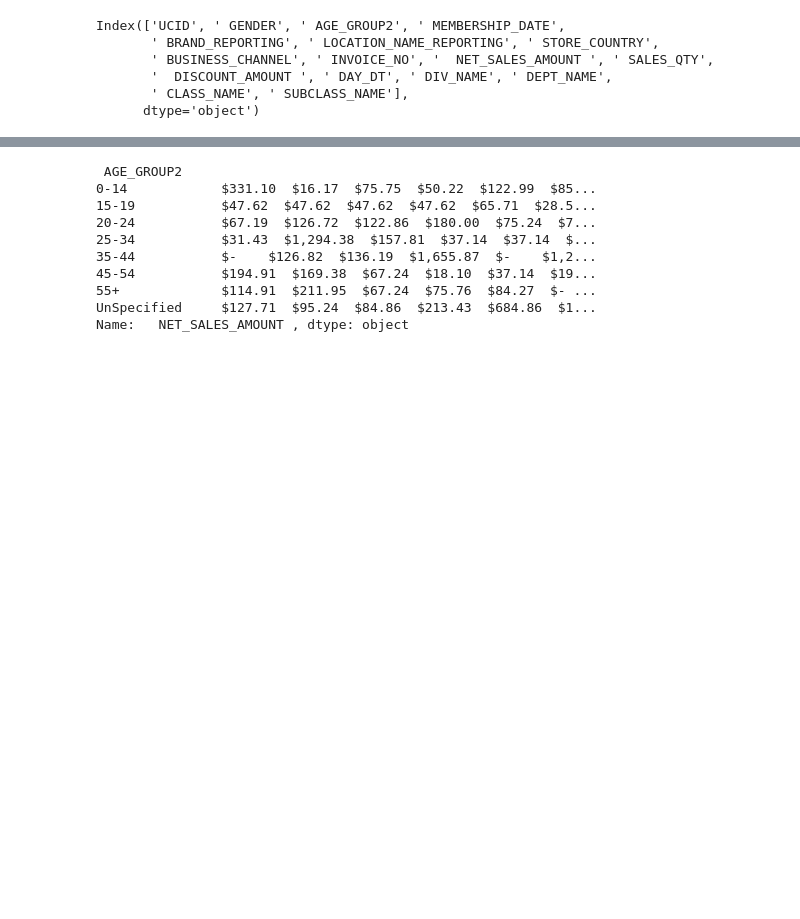
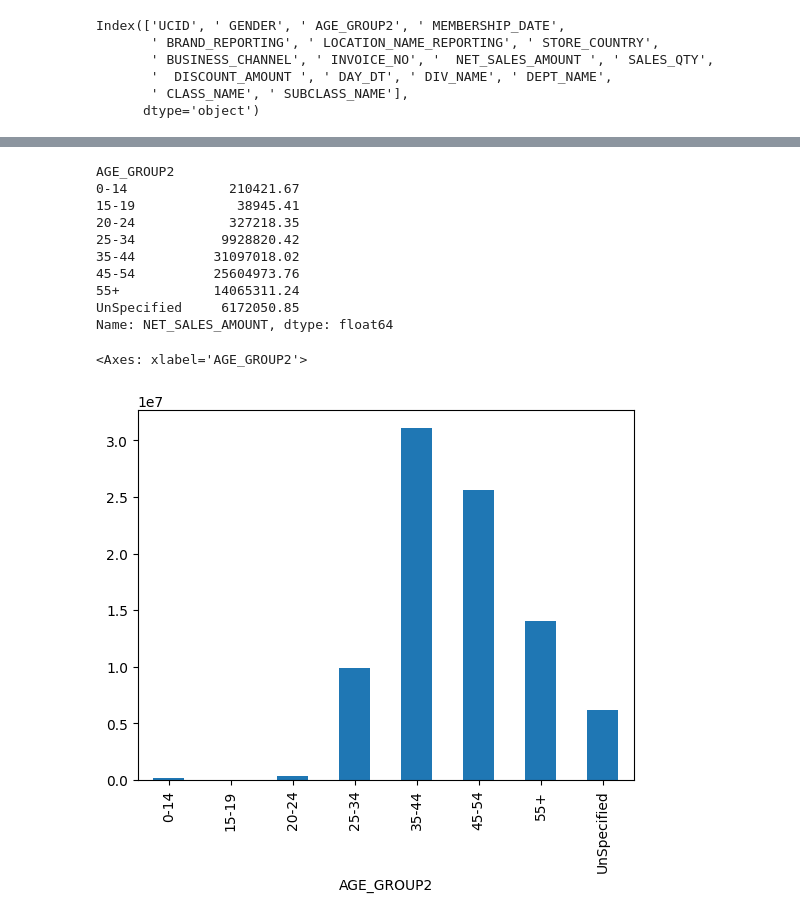
Before and after one commit to maheshpeiris0/customer_behaviour_analysis, a Jupyter notebook: data_analysis.ipynb, the cells around one changed output, grey strips where cells are left out. Drawn from its saved outputs; the diff is of its cells as text; code cells hidden in the pictures; blank space fills up the shorter version.

```diff
--- a/data_analysis.ipynb
+++ b/data_analysis.ipynb
@@ -18,3 +18,5 @@ Index(['UCID', ' GENDER', ' AGE_GROUP2', ' MEMBERSHIP_DATE',
        '  DISCOUNT_AMOUNT ', ' DAY_DT', ' DIV_NAME', ' DEPT_NAME',
        ' CLASS_NAME', ' SUBCLASS_NAME'],
       dtype='object')
+# %%
+df.columns = df.columns.str.strip()
@@ -43,14 +76,23 @@ dtype: object
+# %%
+df['NET_SALES_AMOUNT']=df['NET_SALES_AMOUNT'].str.replace('$','').str.replace('-','0').str.replace(',','').str.replace('(','-').str.replace(')','').astype(float)
+# %%
+df['DISCOUNT_AMOUNT']=df['DISCOUNT_AMOUNT'].str.replace('$','').str.replace('-','0').str.replace(',','').str.replace('(','-').str.replace(')','').astype(float)
 # %%
 # group by net_sales_amount by gender
-df.groupby(' AGE_GROUP2')['  NET_SALES_AMOUNT '].sum()
+df.groupby('AGE_GROUP2')['NET_SALES_AMOUNT'].sum()
 # %% [output]
- AGE_GROUP2
-0-14            $331.10  $16.17  $75.75  $50.22  $122.99  $85...
-15-19           $47.62  $47.62  $47.62  $47.62  $65.71  $28.5...
-20-24           $67.19  $126.72  $122.86  $180.00  $75.24  $7...
-25-34           $31.43  $1,294.38  $157.81  $37.14  $37.14  $...
-35-44           $-    $126.82  $136.19  $1,655.87  $-    $1,2...
-45-54           $194.91  $169.38  $67.24  $18.10  $37.14  $19...
-55+             $114.91  $211.95  $67.24  $75.76  $84.27  $- ...
-UnSpecified     $127.71  $95.24  $84.86  $213.43  $684.86  $1...
-Name:   NET_SALES_AMOUNT , dtype: object
+AGE_GROUP2
+0-14             210421.67
+15-19             38945.41
+20-24            327218.35
+25-34           9928820.42
+35-44          31097018.02
+45-54          25604973.76
+55+            14065311.24
+UnSpecified     6172050.85
+Name: NET_SALES_AMOUNT, dtype: float64
+# %%
+df.groupby('AGE_GROUP2')['NET_SALES_AMOUNT'].sum().plot(kind='bar')
+# %% [output]
+<Axes: xlabel='AGE_GROUP2'>
+[figure, added]
```
Also changed, not shown: parts of 4 cells of this notebook.
